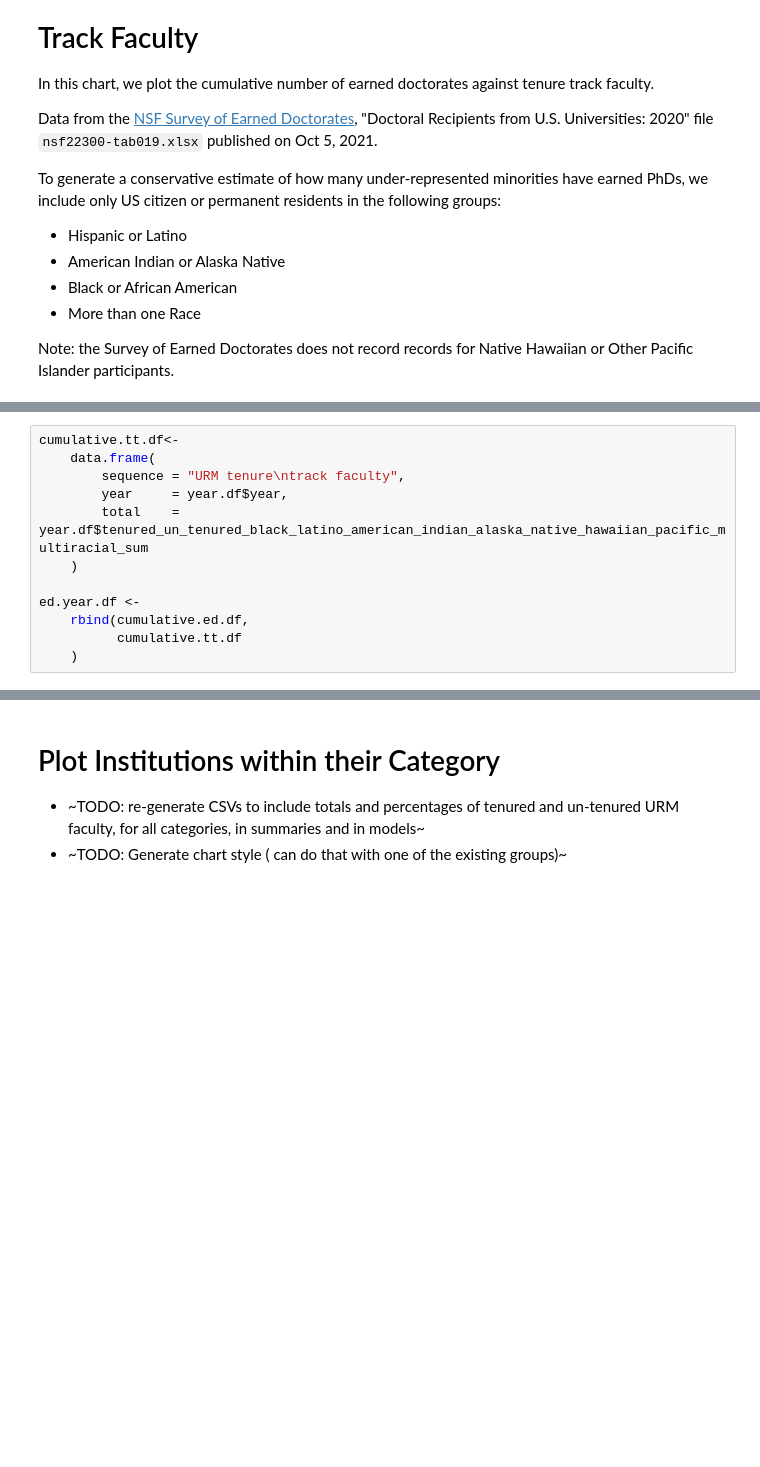
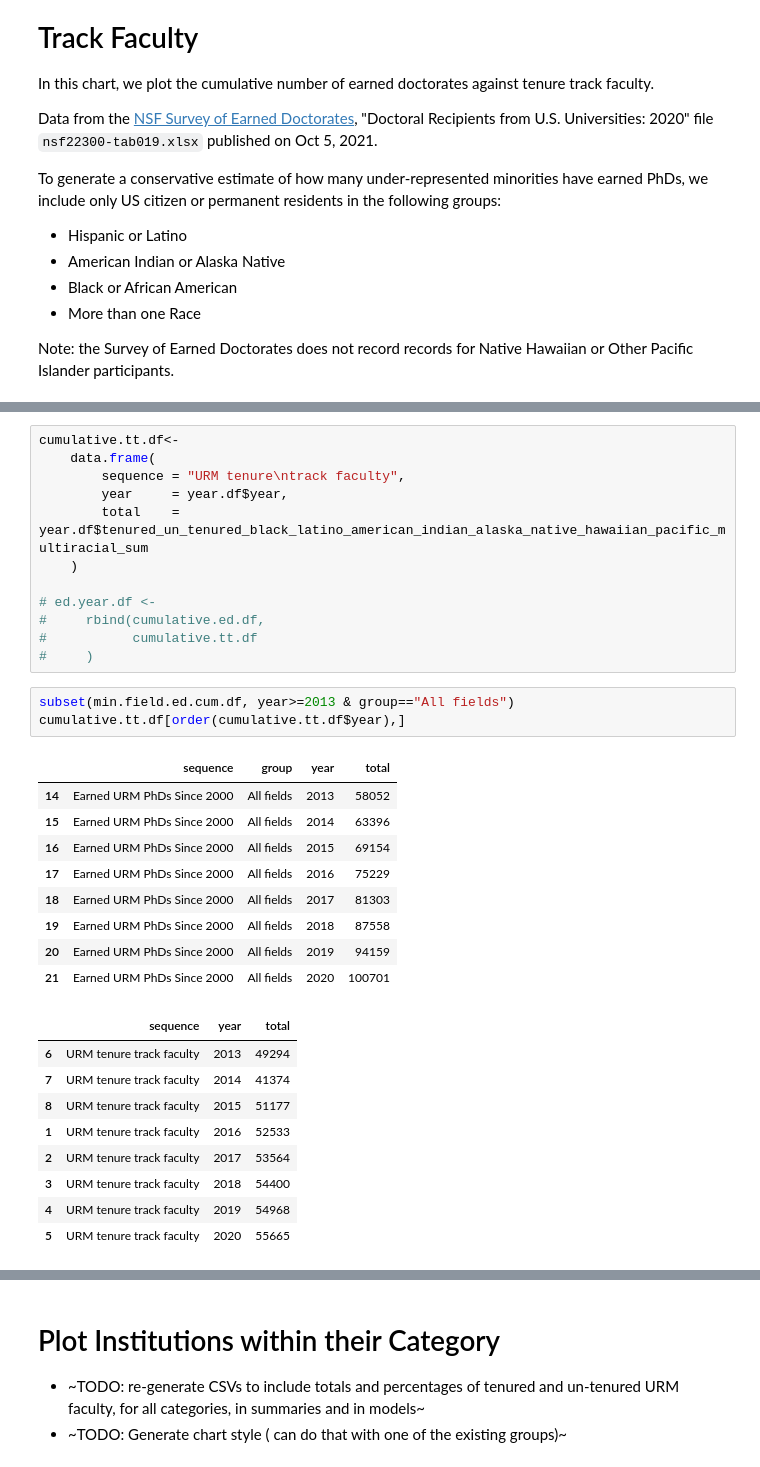
Before and after one commit to natematias/US-Faculty-Diversity-Projections, a Jupyter notebook: data/Paper Analysis and Data.R.ipynb, the cells around one changed output, grey strips where cells are left out. Cells and saved outputs as stored; diff of their text form; blank space fills up the shorter version.

```diff
--- a/data/Paper Analysis and Data.R.ipynb
+++ b/data/Paper Analysis and Data.R.ipynb
@@ -239,8 +312,30 @@ cumulative.tt.df<-
         total    = year.df$tenured_un_tenured_black_latino_american_indian_alaska_native_hawaiian_pacific_multiracial_sum
     )
 
-ed.year.df <-
-    rbind(cumulative.ed.df,
-          cumulative.tt.df
-    )
+# ed.year.df <-
+#     rbind(cumulative.ed.df,
+#           cumulative.tt.df
+#     )
+# %%
+subset(min.field.ed.cum.df, year>=2013 & group=="All fields")
+cumulative.tt.df[order(cumulative.tt.df$year),]
+# %% [output]
+|  | sequence | group | year | total |
+| 14 | Earned URM PhDs Since 2000 | All fields | 2013 | 58052 |
+| 15 | Earned URM PhDs Since 2000 | All fields | 2014 | 63396 |
+| 16 | Earned URM PhDs Since 2000 | All fields | 2015 | 69154 |
+| 17 | Earned URM PhDs Since 2000 | All fields | 2016 | 75229 |
+| 18 | Earned URM PhDs Since 2000 | All fields | 2017 | 81303 |
+| 19 | Earned URM PhDs Since 2000 | All fields | 2018 | 87558 |
+| 20 | Earned URM PhDs Since 2000 | All fields | 2019 | 94159 |
+| 21 | Earned URM PhDs Since 2000 | All fields | 2020 | 100701 |
+|  | sequence | year | total |
+| 6 | URM tenure track faculty | 2013 | 49294 |
+| 7 | URM tenure track faculty | 2014 | 41374 |
+| 8 | URM tenure track faculty | 2015 | 51177 |
+| 1 | URM tenure track faculty | 2016 | 52533 |
+| 2 | URM tenure track faculty | 2017 | 53564 |
+| 3 | URM tenure track faculty | 2018 | 54400 |
+| 4 | URM tenure track faculty | 2019 | 54968 |
+| 5 | URM tenure track faculty | 2020 | 55665 |
 # %%
```
Also changed, not shown: parts of 17 cells of this notebook, 1 other file.
